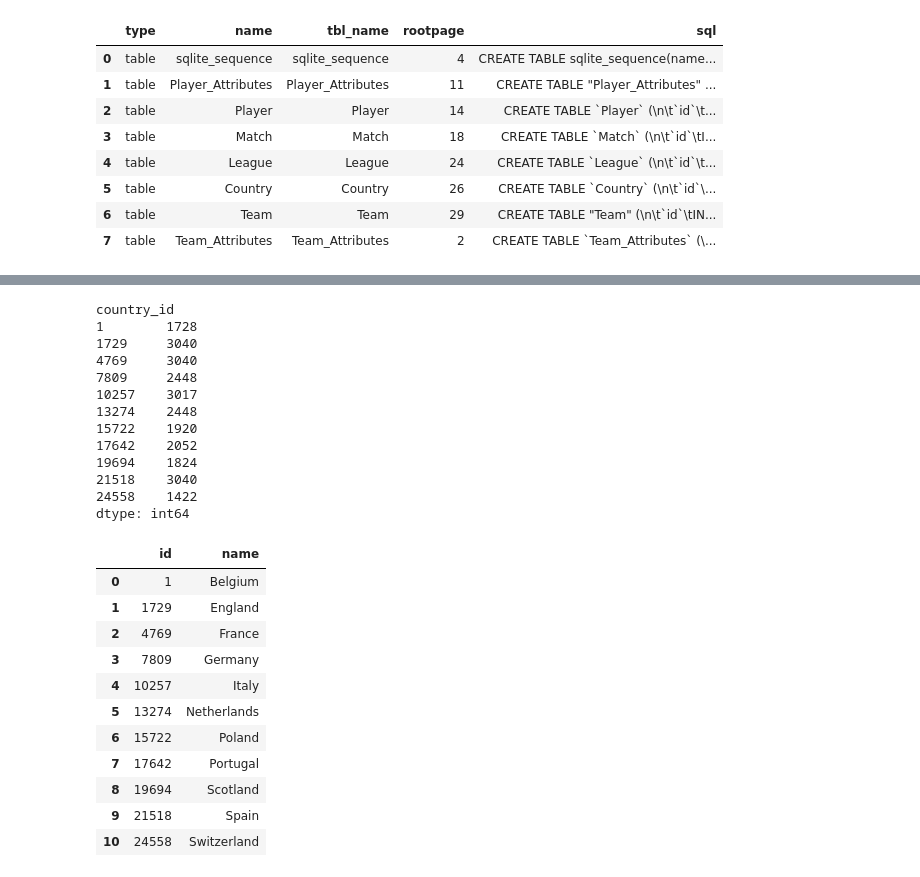
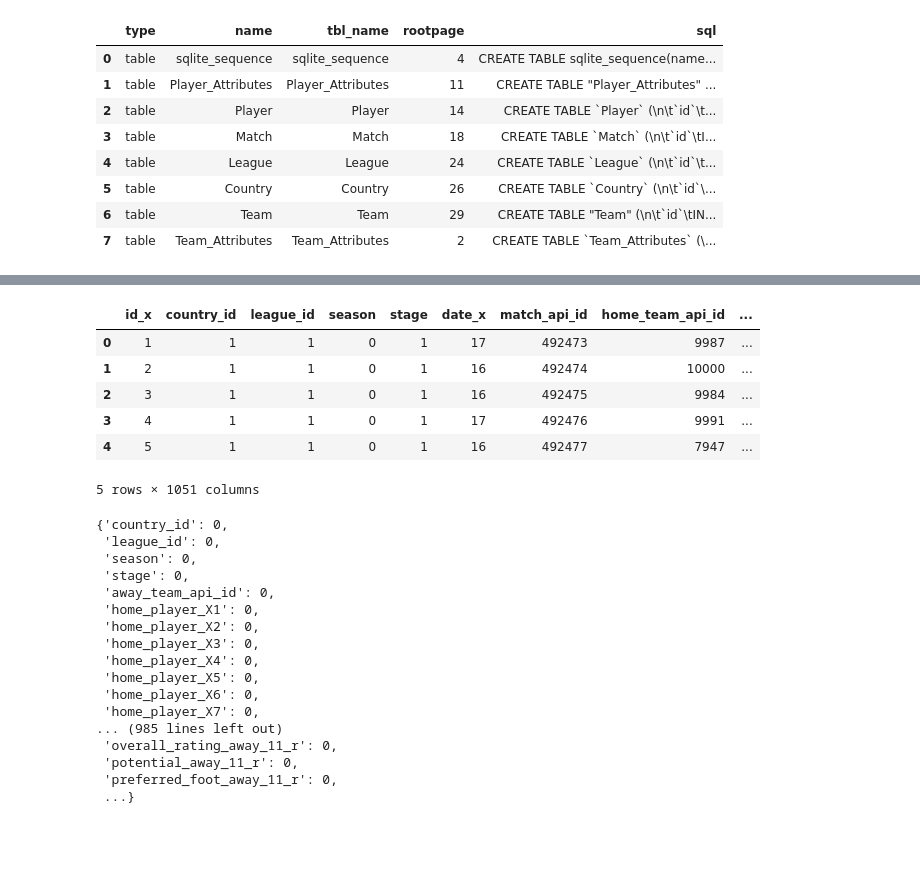
Before and after one commit to Ferox98/World-cup-predictions, a Jupyter notebook: analysis.ipynb, the cells around one changed output, grey strips where cells are left out. Cells and saved outputs as stored; diff of their text form; code cells hidden in the pictures; blank space fills up the shorter version.

```diff
--- a/analysis.ipynb
+++ b/analysis.ipynb
@@ -110,0 +154,28 @@ leagues_df.iloc[0:5, :]
+# %%
+num_cols = matches_df.select_dtypes(include=['int','float', 'float64']).columns
+cat_cols = [x for x in matches_df.columns if x not in num_cols]
+
+for col in num_cols:
+    if col[0:-2] in player_attributes_df.columns and col.find('_l') != -1:
+        for i in range(1, 12):
+            matches_df[col] = matches_df[col].fillna(matches_df.groupby(f'home_player_{i}')[col].transform('mean'))
+    elif col[0:-2] in player_attributes_df.columns and '_r' in col:
+        for i in range(1, 12):
+            matches_df[col] = matches_df[col].fillna(matches_df.groupby(f'away_player_{i}')[col].transform('mean'))
+
+# f = lambda x: x.median() if np.issubdtype(x.dtype, np.number) else x.mode()
+f = lambda x: x.mode().iloc[0] if len(x.mode())>0 else np.NaN
+matches_df[cat_cols] = matches_df[cat_cols].fillna(matches_df.groupby(f'home_player_{i}').transform(f))
+matches_df[cat_cols] = matches_df[cat_cols].fillna(matches_df.groupby(f'away_player_{i}').transform(f))
+
+for col in cat_cols:
+    matches_df[col] = matches_df[col].astype('category').cat.codes
+matches_df.head()
+# %% [output]
+|  | id_x | country_id | league_id | season | stage | date_x | match_api_id | home_team_api_id | ... |
+| 0 | 1 | 1 | 1 | 0 | 1 | 17 | 492473 | 9987 | ... |
+| 1 | 2 | 1 | 1 | 0 | 1 | 16 | 492474 | 10000 | ... |
+| 2 | 3 | 1 | 1 | 0 | 1 | 16 | 492475 | 9984 | ... |
+| 3 | 4 | 1 | 1 | 0 | 1 | 17 | 492476 | 9991 | ... |
+| 4 | 5 | 1 | 1 | 0 | 1 | 16 | 492477 | 7947 | ... |
+5 rows × 1051 columns
@@ -111,32 +194,23 @@ leagues_df.iloc[0:5, :]
 # %%
 # How many matches per league do we have?
-matches_df.groupby('country_id').size()
+# matches_df.groupby('country_id').size()
+# matches_df[['season', 'home_team_api_id']].nunique(), team_attributes_df[['season_new', 'team_api_id']].nunique()
+dict(matches_df.isna().sum())
 # %% [output]
-country_id
-1        1728
-1729     3040
-4769     3040
-7809     2448
-10257    3017
-13274    2448
-15722    1920
-17642    2052
-19694    1824
-21518    3040
-24558    1422
-dtype: int64
+{'country_id': 0,
+ 'league_id': 0,
+ 'season': 0,
+ 'stage': 0,
+ 'away_team_api_id': 0,
+ 'home_player_X1': 0,
+ 'home_player_X2': 0,
+ 'home_player_X3': 0,
+ 'home_player_X4': 0,
+ 'home_player_X5': 0,
+ 'home_player_X6': 0,
+ 'home_player_X7': 0,
+... (985 lines left out)
+ 'overall_rating_away_11_r': 0,
+ 'potential_away_11_r': 0,
+ 'preferred_foot_away_11_r': 0,
+ ...}
-# %%
-country_df
-# %% [output]
-|  | id | name |
-| 0 | 1 | Belgium |
-| 1 | 1729 | England |
-| 2 | 4769 | France |
-| 3 | 7809 | Germany |
-| 4 | 10257 | Italy |
-| 5 | 13274 | Netherlands |
-| 6 | 15722 | Poland |
-| 7 | 17642 | Portugal |
-| 8 | 19694 | Scotland |
-| 9 | 21518 | Spain |
-| 10 | 24558 | Switzerland |
```
Also changed, not shown: parts of 31 cells of this notebook, 1 other file.
